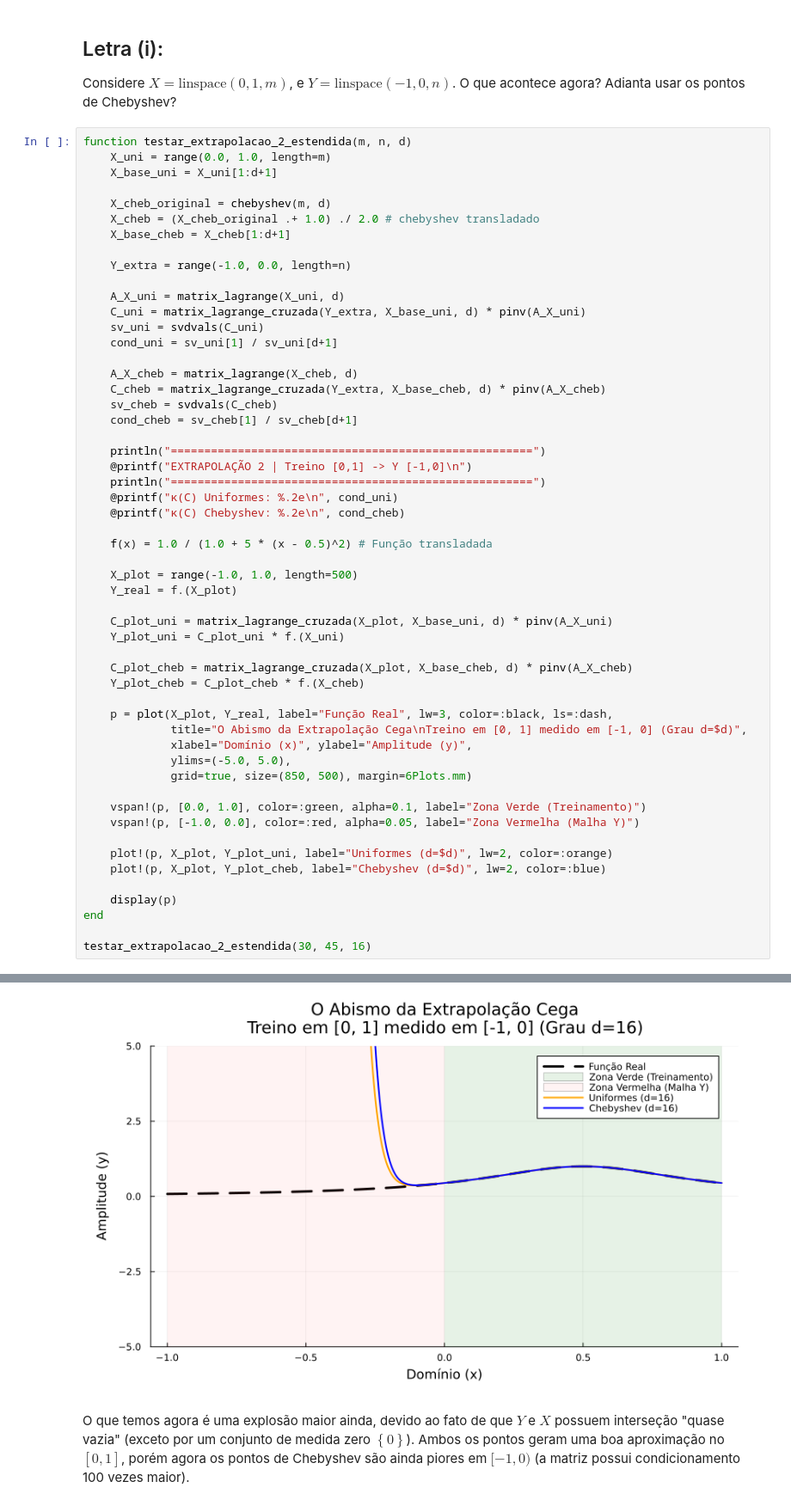
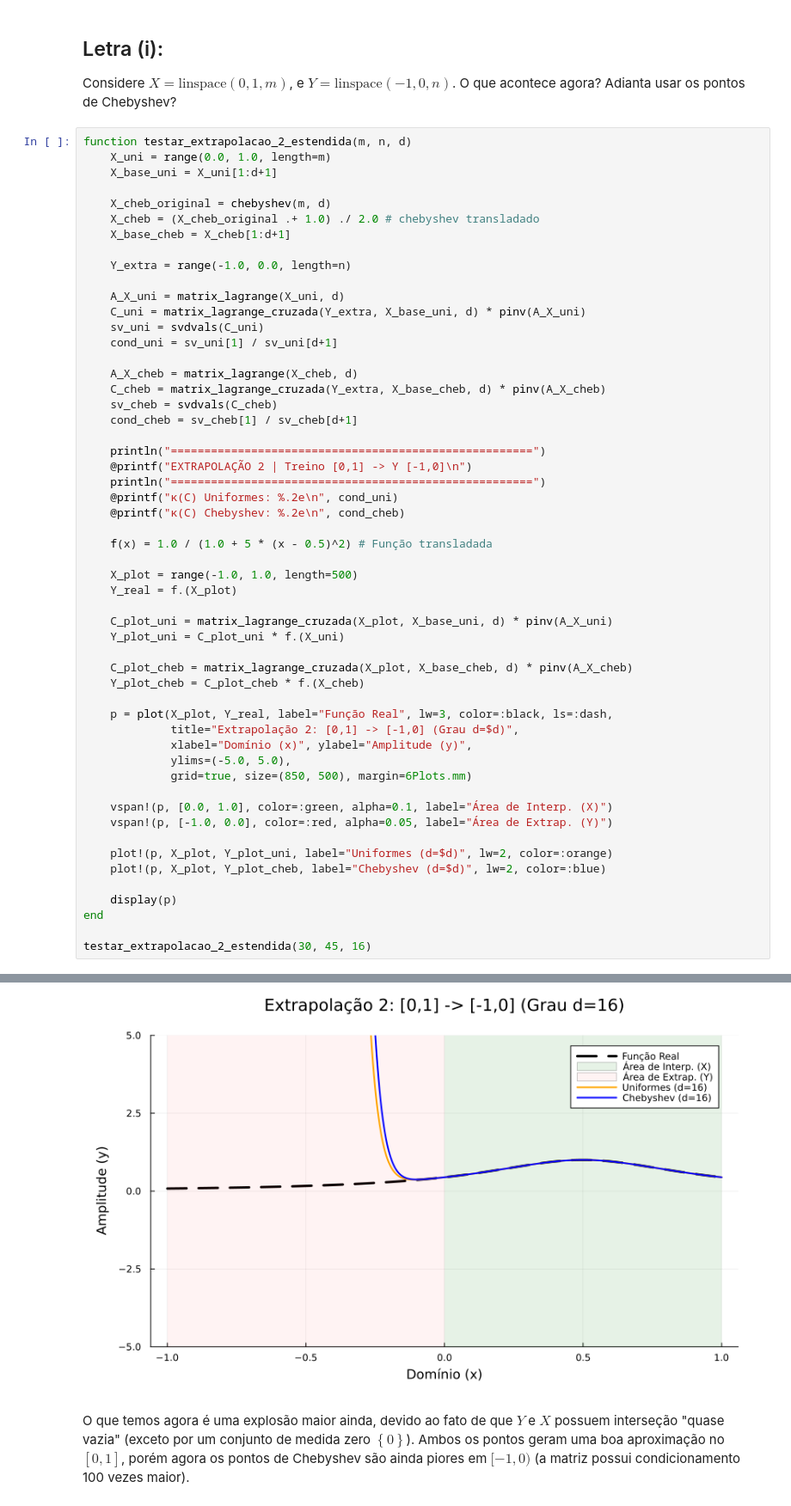
Before and after one commit to PedroDuailibe/Projeto3-ALN, a Jupyter notebook: Projeto3.ipynb, the cells around one changed output, grey strips where cells are left out. Shown at 86% size. Cells and saved outputs as stored; diff of their text form.

```diff
--- a/Projeto3.ipynb
+++ b/Projeto3.ipynb
@@ -933,36 +927,36 @@ function testar_extrapolacao_2_estendida(m, n, d)
     f(x) = 1.0 / (1.0 + 5 * (x - 0.5)^2) # Função transladada
 
     X_plot = range(-1.0, 1.0, length=500)
     Y_real = f.(X_plot)
 
     C_plot_uni = matrix_lagrange_cruzada(X_plot, X_base_uni, d) * pinv(A_X_uni)
     Y_plot_uni = C_plot_uni * f.(X_uni)
 
     C_plot_cheb = matrix_lagrange_cruzada(X_plot, X_base_cheb, d) * pinv(A_X_cheb)
     Y_plot_cheb = C_plot_cheb * f.(X_cheb)
 
     p = plot(X_plot, Y_real, label="Função Real", lw=3, color=:black, ls=:dash,
-             title="O Abismo da Extrapolação Cega\nTreino em [0, 1] medido em [-1, 0] (Grau d=$d)",
+             title="Extrapolação 2: [0,1] -> [-1,0] (Grau d=$d)",
              xlabel="Domínio (x)", ylabel="Amplitude (y)",
              ylims=(-5.0, 5.0),
              grid=true, size=(850, 500), margin=6Plots.mm)
 
-    vspan!(p, [0.0, 1.0], color=:green, alpha=0.1, label="Zona Verde (Treinamento)")
-    vspan!(p, [-1.0, 0.0], color=:red, alpha=0.05, label="Zona Vermelha (Malha Y)")
+    vspan!(p, [0.0, 1.0], color=:green, alpha=0.1, label="Área de Interp. (X)")
+    vspan!(p, [-1.0, 0.0], color=:red, alpha=0.05, label="Área de Extrap. (Y)")
 
     plot!(p, X_plot, Y_plot_uni, label="Uniformes (d=$d)", lw=2, color=:orange)
     plot!(p, X_plot, Y_plot_cheb, label="Chebyshev (d=$d)", lw=2, color=:blue)
 
     display(p)
 end
 
 testar_extrapolacao_2_estendida(30, 45, 16)
 # %% [output]
 ======================================================
 EXTRAPOLAÇÃO 2 | Treino [0,1] -> Y [-1,0]
 ======================================================
 κ(C) Uniformes: 1.35e+14
 κ(C) Chebyshev: 8.47e+16
-[figure, old version]
+[figure, new version]
 # %% [markdown]
 O que temos agora é uma explosão maior ainda, devido ao fato de que $Y$ e $X$ possuem interseção "quase vazia" (exceto por um conjunto de medida zero $\left\{0\right\}$). Ambos os pontos geram uma boa aproximação no $[0,1]$, porém agora os pontos de Chebyshev são ainda piores em $[-1,0)$ (a matriz possui condicionamento 100 vezes maior).
```
Also changed, not shown: parts of 9 cells of this notebook.
